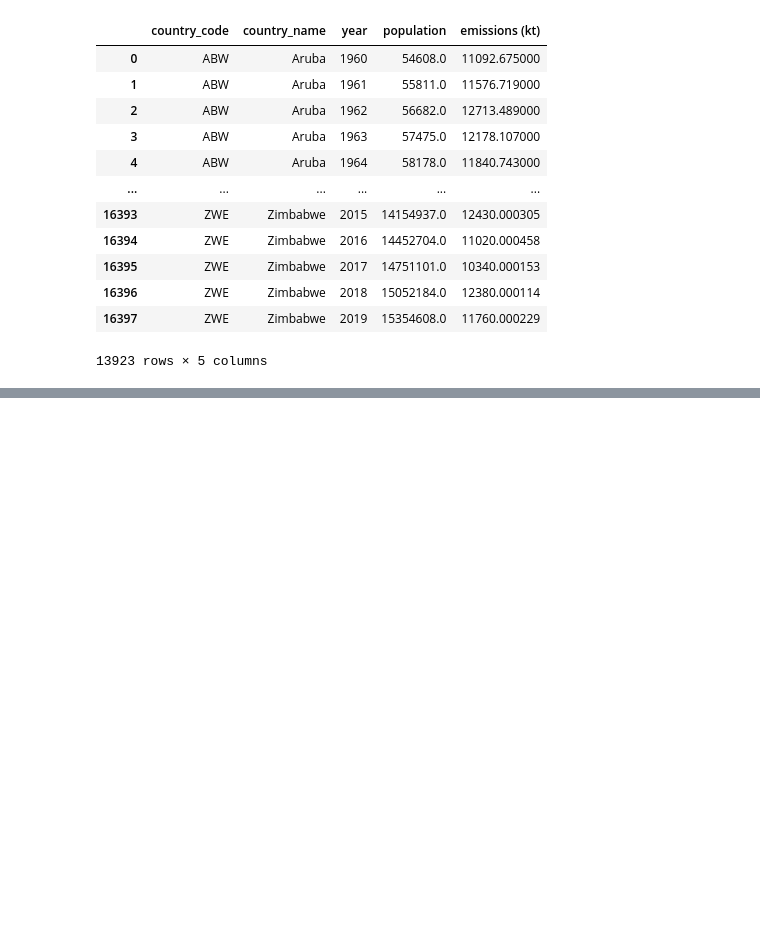
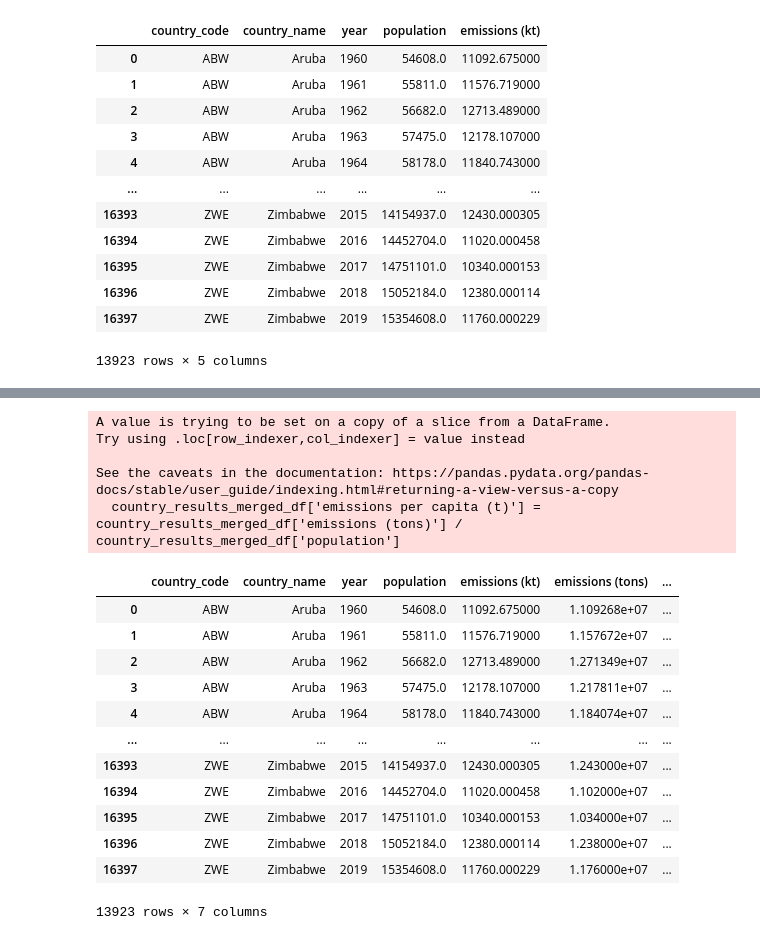
Before and after one commit to Blake-Singewald/CO2-Emissions, a Jupyter notebook: CO2-Emissions-Project/co2.ipynb, the cells around one changed output, grey strips where cells are left out. Drawn from its saved outputs; the diff is of its cells as text; code cells hidden in the pictures; blank space fills up the shorter version.

```diff
--- a/CO2-Emissions-Project/co2.ipynb
+++ b/CO2-Emissions-Project/co2.ipynb
@@ -150,0 +180,22 @@ country_results_merged_df
+# %%
+country_results_merged_df['emissions per capita (t)'] = country_results_merged_df['emissions (tons)'] / country_results_merged_df['population']
+country_results_merged_df
+# %% [output]
+A value is trying to be set on a copy of a slice from a DataFrame.
+Try using .loc[row_indexer,col_indexer] = value instead
+
+See the caveats in the documentation: https://pandas.pydata.org/pandas-docs/stable/user_guide/indexing.html#returning-a-view-versus-a-copy
+  country_results_merged_df['emissions per capita (t)'] = country_results_merged_df['emissions (tons)'] / country_results_merged_df['population']
+|  | country_code | country_name | year | population | emissions (kt) | emissions (tons) | ... |
+| 0 | ABW | Aruba | 1960 | 54608.0 | 11092.675000 | 1.109268e+07 | ... |
+| 1 | ABW | Aruba | 1961 | 55811.0 | 11576.719000 | 1.157672e+07 | ... |
+| 2 | ABW | Aruba | 1962 | 56682.0 | 12713.489000 | 1.271349e+07 | ... |
+| 3 | ABW | Aruba | 1963 | 57475.0 | 12178.107000 | 1.217811e+07 | ... |
+| 4 | ABW | Aruba | 1964 | 58178.0 | 11840.743000 | 1.184074e+07 | ... |
+| ... | ... | ... | ... | ... | ... | ... | ... |
+| 16393 | ZWE | Zimbabwe | 2015 | 14154937.0 | 12430.000305 | 1.243000e+07 | ... |
+| 16394 | ZWE | Zimbabwe | 2016 | 14452704.0 | 11020.000458 | 1.102000e+07 | ... |
+| 16395 | ZWE | Zimbabwe | 2017 | 14751101.0 | 10340.000153 | 1.034000e+07 | ... |
+| 16396 | ZWE | Zimbabwe | 2018 | 15052184.0 | 12380.000114 | 1.238000e+07 | ... |
+| 16397 | ZWE | Zimbabwe | 2019 | 15354608.0 | 11760.000229 | 1.176000e+07 | ... |
+13923 rows × 7 columns
```
Also changed, not shown: parts of 6 cells of this notebook.
